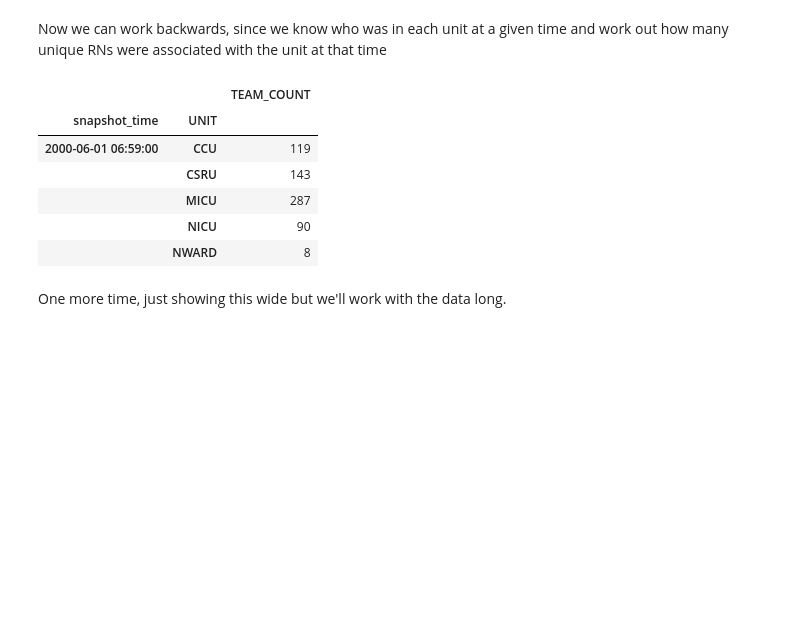
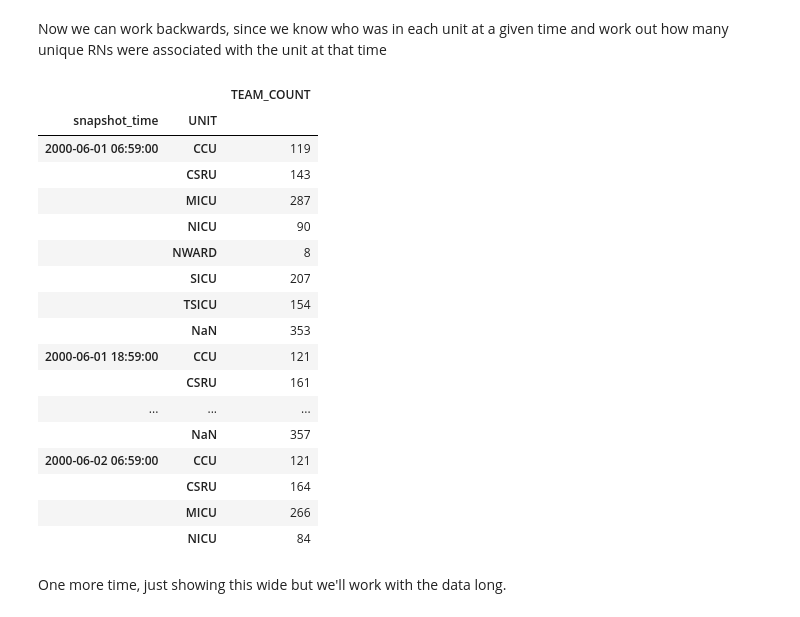
Before and after one commit to arfenarf/wi-coding-challenge, a Jupyter notebook: retrospective_analysis.ipynb, the cells around one changed output. Cells and saved outputs as stored; diff of their text form; code cells hidden in the pictures; blank space fills up the shorter version.

```diff
--- a/retrospective_analysis.ipynb
+++ b/retrospective_analysis.ipynb
@@ -158,20 +158,31 @@ Now we can work backwards, since we know who was in each unit at a given time an
 # %%
 caregiver_population = snap_df.set_index(['SUBJECT_ID', 'snapshot_time'])\
     .join(care_df.set_index(['SUBJECT_ID', 'snapshot_time']))\
     .dropna(subset = ['CGID'], axis=0)\
     .reset_index()\
     .drop(columns=['SUBJECT_ID','LABEL', 'DESCRIPTION'])\
     .groupby(['snapshot_time','UNIT'], dropna = False)\
     .nunique().rename(columns={'CGID':'TEAM_COUNT'})
-caregiver_population.head()
+caregiver_population.head(20)
 # %% [output]
 |  |  | TEAM_COUNT |
 | snapshot_time | UNIT |  |
 | 2000-06-01 06:59:00 | CCU | 119 |
 |  | CSRU | 143 |
 |  | MICU | 287 |
 |  | NICU | 90 |
 |  | NWARD | 8 |
+|  | SICU | 207 |
+|  | TSICU | 154 |
+|  | NaN | 353 |
+| 2000-06-01 18:59:00 | CCU | 121 |
+|  | CSRU | 161 |
+| ... | ... | ... |
+|  | NaN | 357 |
+| 2000-06-02 06:59:00 | CCU | 121 |
+|  | CSRU | 164 |
+|  | MICU | 266 |
+|  | NICU | 84 |
 # %% [markdown]
 One more time, just showing this wide but we'll work with the data long.
 # %%
```
Also changed, not shown: parts of 6 cells of this notebook, 2 other files.
